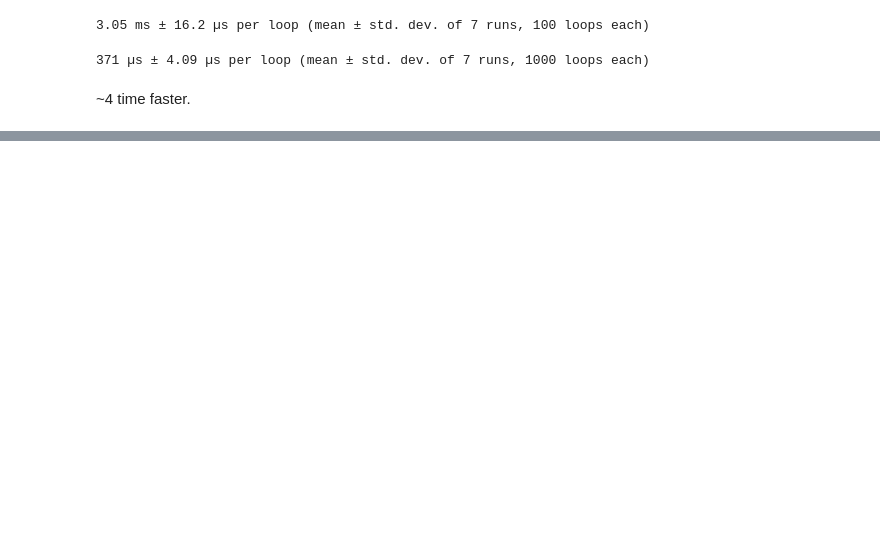
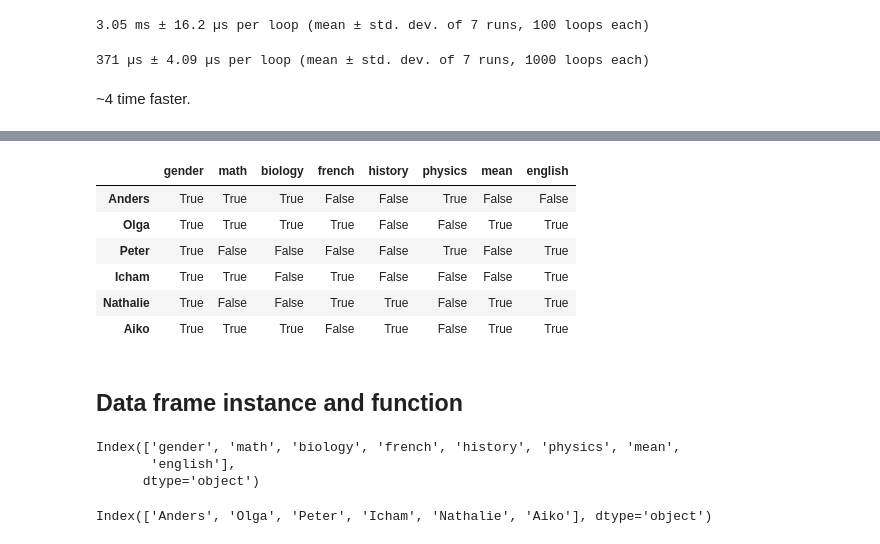
Before and after one commit to samuelmurail/jupyter_training_course, a Jupyter notebook: notebook/03_Interactive_data_analysis.ipynb, the cells around one changed output, grey strips where cells are left out. Drawn from its saved outputs; the diff is of its cells as text; code cells hidden in the pictures; blank space fills up the shorter version.

```diff
--- a/notebook/03_Interactive_data_analysis.ipynb
+++ b/notebook/03_Interactive_data_analysis.ipynb
@@ -141,0 +316,22 @@ array([[-0.68139835,  0.11932005,  1.10275277],
+# %%
+all_grad > 10
+# %% [output]
+|  | gender | math | biology | french | history | physics | mean | english |
+| Anders | True | True | True | False | False | True | False | False |
+| Olga | True | True | True | True | False | False | True | True |
+| Peter | True | False | False | False | False | True | False | True |
+| Icham | True | True | False | True | False | False | False | True |
+| Nathalie | True | False | False | True | True | False | True | True |
+| Aiko | True | True | True | False | True | False | True | True |
+# %% [markdown]
+## Data frame instance and function
+# %%
+all_grad.columns
+# %% [output]
+Index(['gender', 'math', 'biology', 'french', 'history', 'physics', 'mean',
+       'english'],
+      dtype='object')
+# %%
+all_grad.index
+# %% [output]
+Index(['Anders', 'Olga', 'Peter', 'Icham', 'Nathalie', 'Aiko'], dtype='object')
```
Also changed, not shown: parts of 62 cells of this notebook.
